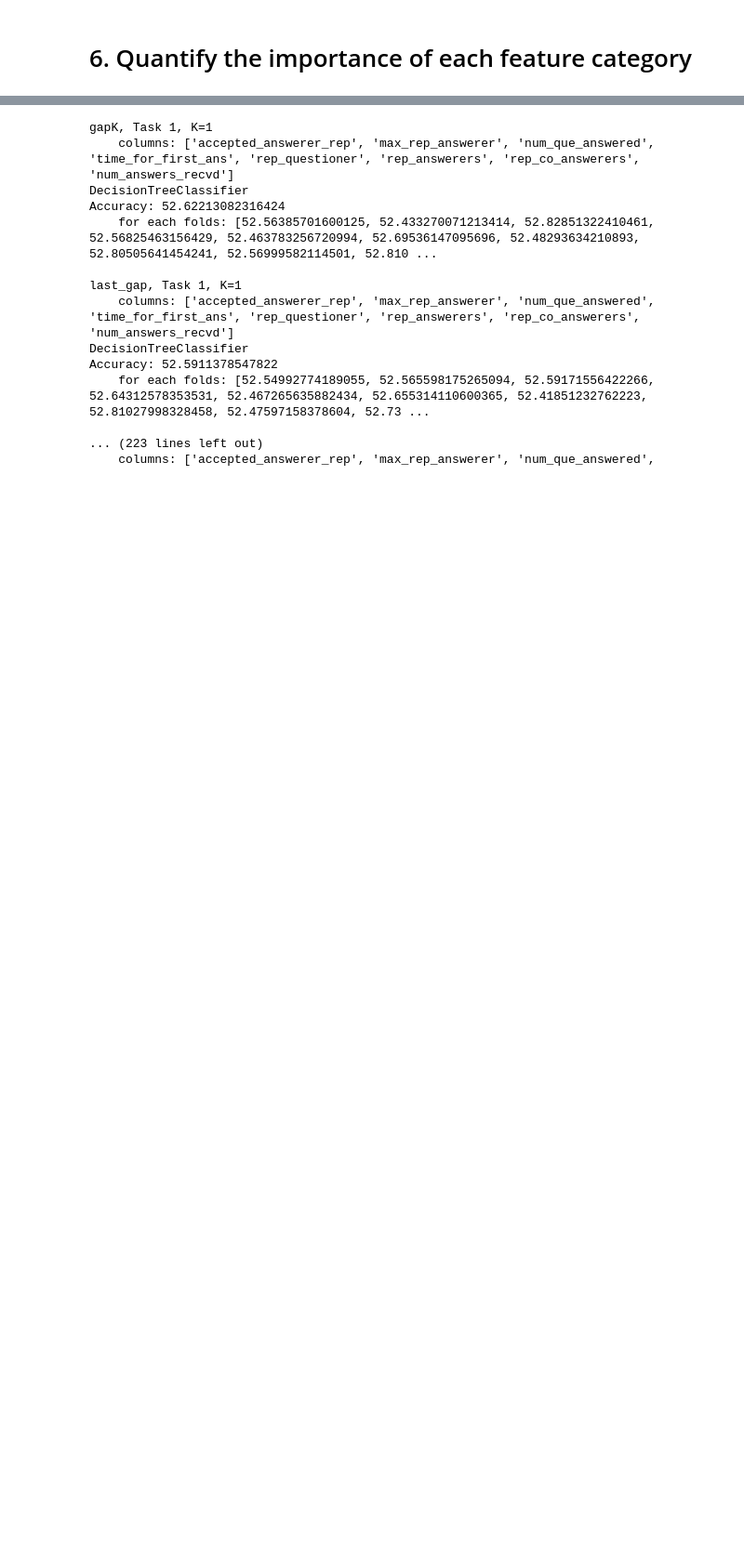
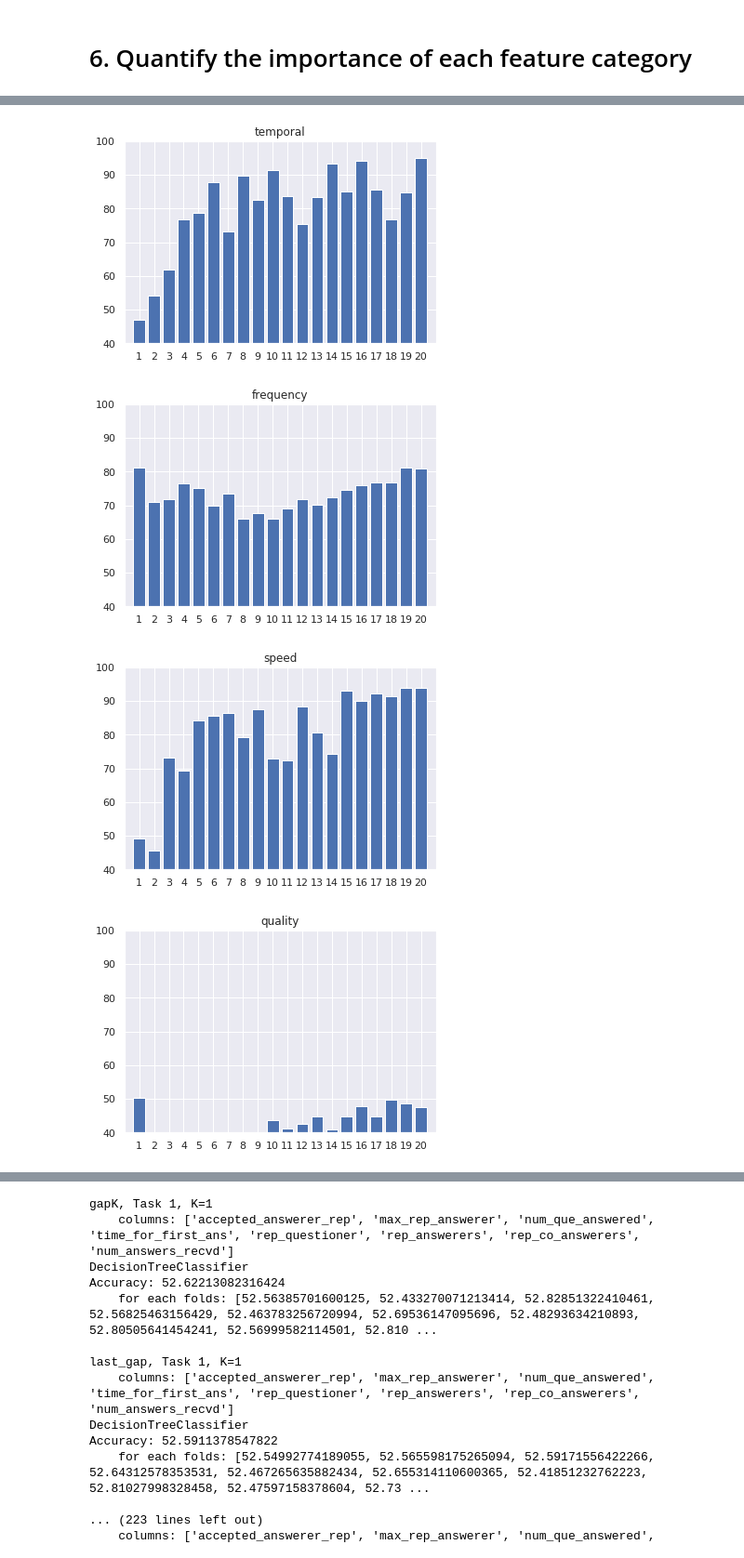
Before and after one commit to drevispas/dummy, a Jupyter notebook: churn-lab03.ipynb, the cells around one changed output, grey strips where cells are left out. Shown at 93% size. Cells and saved outputs as stored; diff of their text form; code cells hidden in the pictures; blank space fills up the shorter version.

```diff
--- a/churn-lab03.ipynb
+++ b/churn-lab03.ipynb
@@ -2255,0 +2402,3 @@ for title, predictions in task2_accuracy_of_category.items():
+# %%
+for K, acc in task1_accuracy_with_time_gap.items():
+    print(K, acc)
@@ -2255,0 +2432,22 @@ for title, predictions in task2_accuracy_of_category.items():
+# %%
+from thundersvm import SVC
+model = SVC_rbf
+print(model.__name__)
+task1_accuracy_of_category_svm_rbf = {}
+for name, feature_list in analysis_feature_names.items():
+    accuracy_of_category = []
+    for K in list_of_K:
+        if name == 'temoral':
+            feature_list = ['gap{}'.format(j) for j in range(1, K+1)]
+        elif name == 'frequency':
+            features_list = [feat for feat in feature_list if feat != 'num_posts']
+        train_features = [feat for feat in feature_list if feat in features_of_task1[K].columns]
+        if len(train_features) == 0:
+            continue
+        print('{}, Task 1, K={}, columns: {}'.format(name, K, train_features))
+        acc_list = learn_model(features_of_task1[K], train_features, model=model)
+        mean_acc = np.mean(acc_list)
+        accuracy_of_category.append(mean_acc)
+        print('  Accuracy: {} from [{}]'.format(mean_acc, acc_list))
+
+    task1_accuracy_of_category_svm_rbf[name] = accuracy_of_category
@@ -2255,0 +2472,19 @@ for title, predictions in task2_accuracy_of_category.items():
+# %%
+# Bar Chart
+for title, predictions in task1_accuracy_of_category_svm_rbf.items():
+    if len(predictions) == 0:
+        continue
+    n_groups = len(list_of_K)
+    index = np.arange(n_groups)
+
+    plt.bar(index, predictions, tick_label=list_of_K, align='center')
+
+    plt.title(title)
+    plt.xlim(-1, n_groups)
+    plt.ylim(40, 100)
+    plt.show()
+# %% [output]
+[figure, added]
+[figure, added]
+[figure, added]
+[figure, added]
```
Also changed, not shown: parts of 46 cells of this notebook.
